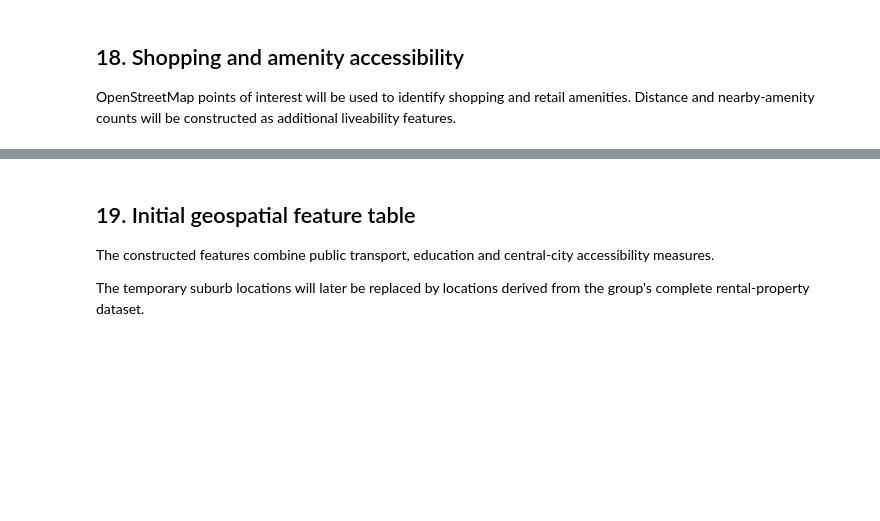
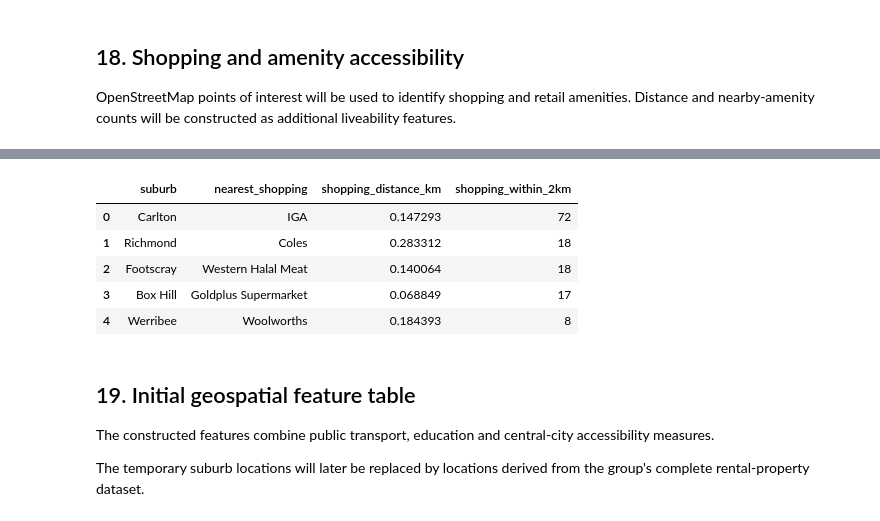
Before and after one commit to mdharmawan19/industry-project-group-55, a Jupyter notebook: notebooks/05_geospatial_routing.ipynb, the cells around one changed output, grey strips where cells are left out. Cells and saved outputs as stored; diff of their text form; code cells hidden in the pictures; blank space fills up the shorter version.

```diff
--- a/notebooks/05_geospatial_routing.ipynb
+++ b/notebooks/05_geospatial_routing.ipynb
@@ -738,3 +938,33 @@ constructed as additional liveability features.
+# %%
+test_locations = add_nearest_poi(
+    test_locations,
+    shopping,
+    poi_name="shopping_name",
+    prefix="shopping"
+)
+
+test_locations = count_pois_within_radius(
+    test_locations,
+    shopping,
+    radius_km=2,
+    prefix="shopping"
+)
+
+test_locations[
+    [
+        "suburb",
+        "nearest_shopping",
+        "shopping_distance_km",
+        "shopping_within_2km"
+    ]
+]
+# %% [output]
+|  | suburb | nearest_shopping | shopping_distance_km | shopping_within_2km |
+| 0 | Carlton | IGA | 0.147293 | 72 |
+| 1 | Richmond | Coles | 0.283312 | 18 |
+| 2 | Footscray | Western Halal Meat | 0.140064 | 18 |
+| 3 | Box Hill | Goldplus Supermarket | 0.068849 | 17 |
+| 4 | Werribee | Woolworths | 0.184393 | 8 |
 # %% [markdown]
 ## 19. Initial geospatial feature table
 
```
Also changed, not shown: parts of 9 cells of this notebook.
